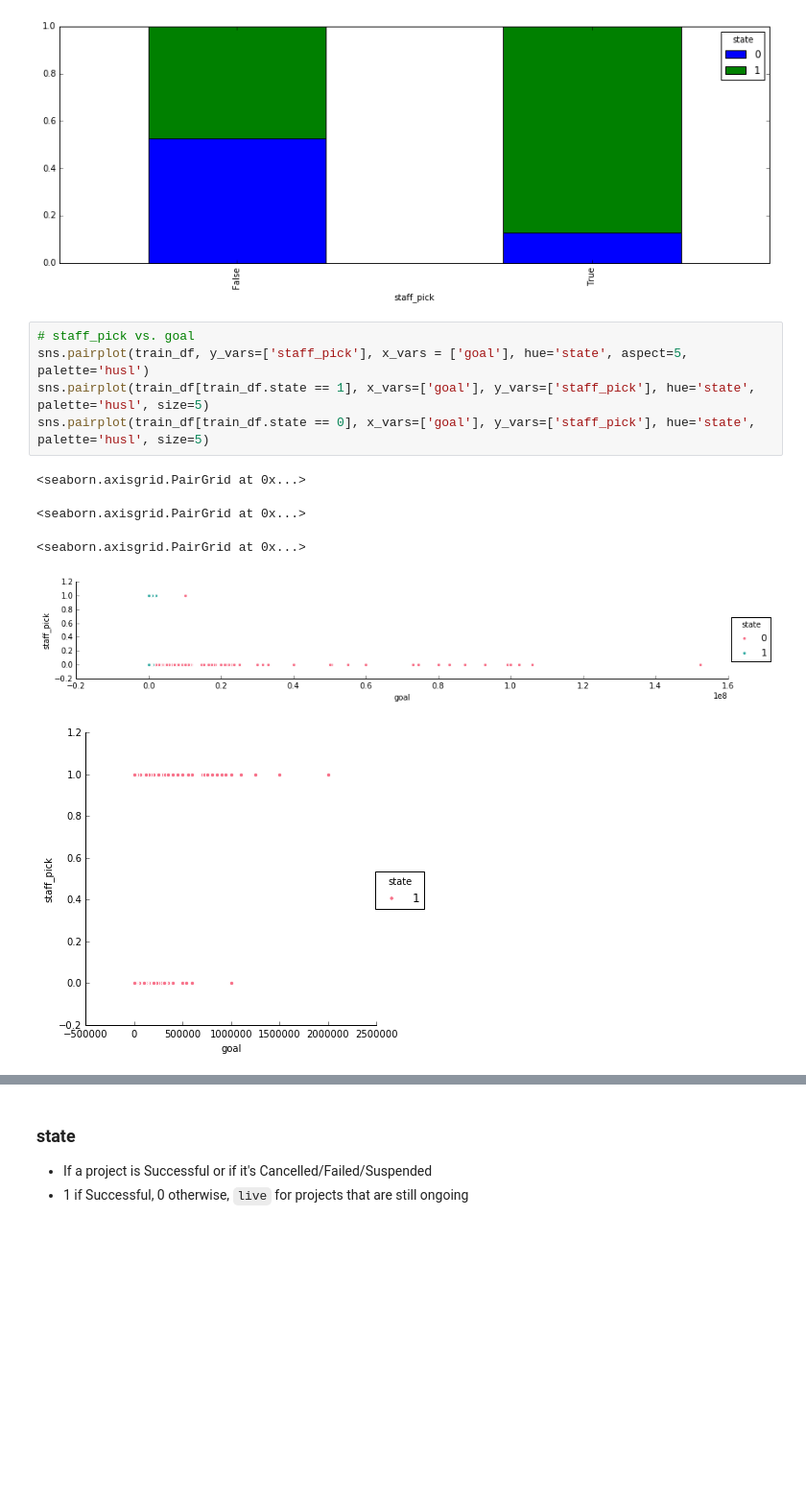
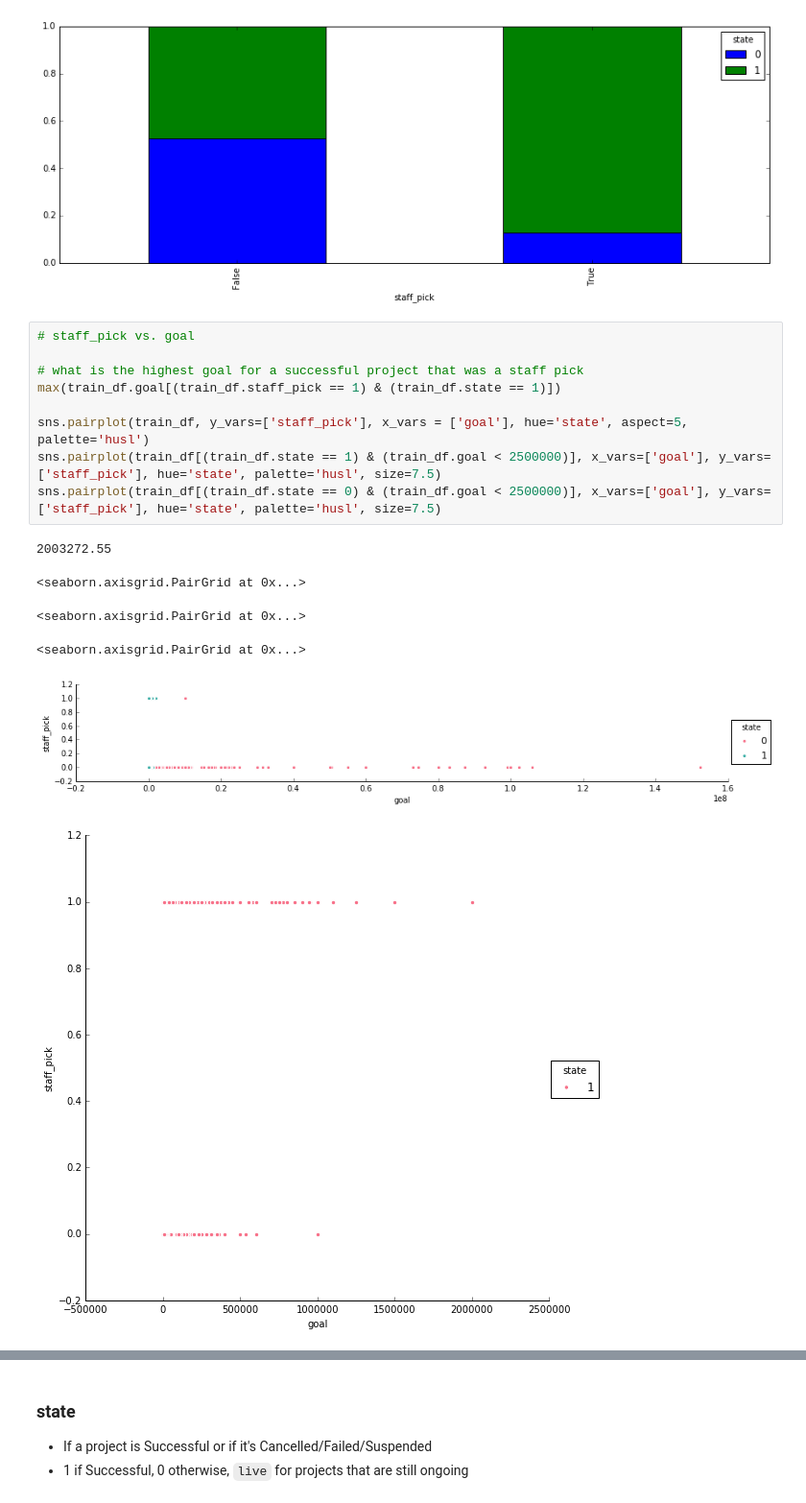
Before and after one commit to jaeeolma/ties445, a Jupyter notebook: Data exploration.ipynb, the cells around one changed output, grey strips where cells are left out. Shown at 96% size. Cells and saved outputs as stored; diff of their text form; blank space fills up the shorter version.

```diff
--- a/Data exploration.ipynb
+++ b/Data exploration.ipynb
@@ -430,12 +430,17 @@ Name: staff_pick, dtype: object
 [figure]
 # %%
 # staff_pick vs. goal
+
+# what is the highest goal for a successful project that was a staff pick
+max(train_df.goal[(train_df.staff_pick == 1) & (train_df.state == 1)])
+
 sns.pairplot(train_df, y_vars=['staff_pick'], x_vars = ['goal'], hue='state', aspect=5, palette='husl')
-sns.pairplot(train_df[train_df.state == 1], x_vars=['goal'], y_vars=['staff_pick'], hue='state', palette='husl', size=5)
-sns.pairplot(train_df[train_df.state == 0], x_vars=['goal'], y_vars=['staff_pick'], hue='state', palette='husl', size=5)
+sns.pairplot(train_df[(train_df.state == 1) & (train_df.goal < 2500000)], x_vars=['goal'], y_vars=['staff_pick'], hue='state', palette='husl', size=7.5)
+sns.pairplot(train_df[(train_df.state == 0) & (train_df.goal < 2500000)], x_vars=['goal'], y_vars=['staff_pick'], hue='state', palette='husl', size=7.5)
 # %% [output]
-<seaborn.axisgrid.PairGrid at 0x...>
+2003272.55
 <seaborn.axisgrid.PairGrid at 0x...>
 <seaborn.axisgrid.PairGrid at 0x...>
+<seaborn.axisgrid.PairGrid at 0x...>
 [figure]
-[figure, old version]
+[figure, new version]
```
Also changed, not shown: parts of 3 cells of this notebook.
